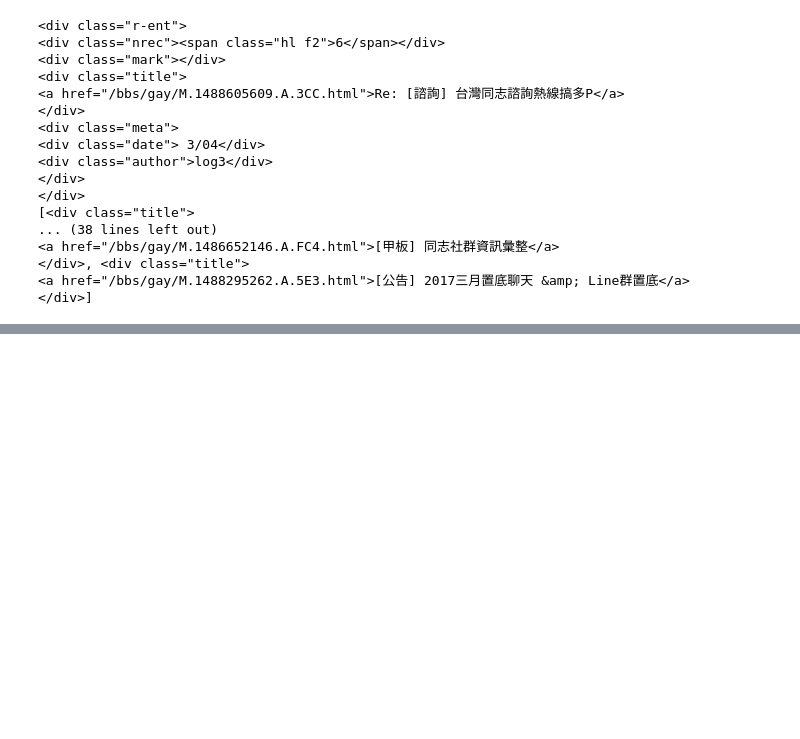
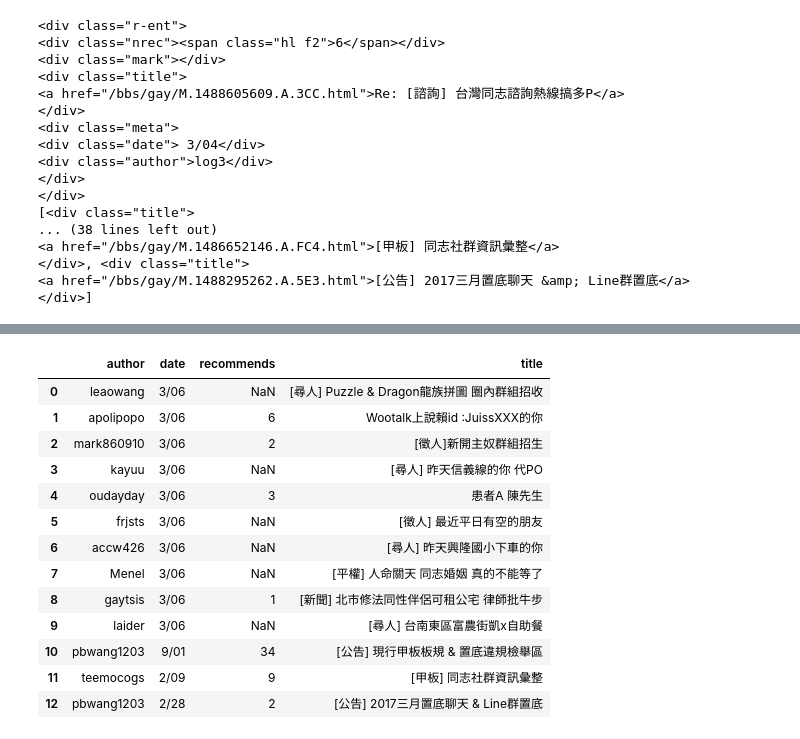
Before and after one commit to Toma-L/PythonProjects, a Jupyter notebook: RTOPY.ipynb, the cells around one changed output, grey strips where cells are left out. Drawn from its saved outputs; the diff is of its cells as text; code cells hidden in the pictures; blank space fills up the shorter version.

```diff
--- a/RTOPY.ipynb
+++ b/RTOPY.ipynb
@@ -1815,0 +1847,14 @@ print(soup.find_all("div", class_ = "title"))
+# %%
+import requests as rq
+from bs4 import BeautifulSoup
+
+url = "https://www.ptt.cc/bbs/gay/index.html"
+response = rq.get(url)
+html_doc = response.text
+soup = BeautifulSoup(response.text, "lxml")
+
+author_ids = [] # 建一個空 list
+posts = soup.find_all("div", class_= "r-ent")
+for post in posts:
+    author_ids.extend(post.find("div", class_ = "author"))
+print(author_ids)
@@ -1815,0 +1908,54 @@ print(soup.find_all("div", class_ = "title"))
+# %%
+import numpy as np
+import pandas as pd
+import requests as rq
+from bs4 import BeautifulSoup
+
+author_ids = []
+recommends = []
+post_titles = []
+post_dates = []
+
+posts = soup.find_all("div", class_ = "r-ent")
+for post in posts:
+    try:
+        author_ids.append(post.find("div", class_ = "author").string)
+    except:
+        author_ids.append(np.nan)
+    try:
+        post_titles.append(post.find("a").string)
+    except:
+        post_titles.append(np.nan)
+    try:
+        post_dates.append(post.find("div", class_ = "date").string)
+    except:
+        post_dates.append(np.nan)
+recommendations = soup.find_all("div", class_ = "nrec")
+for recommendation in recommendations:
+    try:
+        recommends.append(int(recommendation.find("span").string))
+    except:
+        recommends.append(np.nan)
+
+ptt_gay_dict = {"author": author_ids,
+                "recommends": recommends,
+                "title":post_titles,
+                "date": post_dates}
+
+ptt_gay_df = pd.DataFrame(ptt_gay_dict)
+ptt_gay_df
+# %% [output]
+|  | author | date | recommends | title |
+| 0 | leaowang | 3/06 | NaN | [尋人] Puzzle & Dragon龍族拼圖 圈內群組招收 |
+| 1 | apolipopo | 3/06 | 6 | Wootalk上說賴id :JuissXXX的你 |
+| 2 | mark860910 | 3/06 | 2 | [徵人]新開主奴群組招生 |
+| 3 | kayuu | 3/06 | NaN | [尋人] 昨天信義線的你 代PO |
+| 4 | oudayday | 3/06 | 3 | 患者A 陳先生 |
+| 5 | frjsts | 3/06 | NaN | [徵人] 最近平日有空的朋友 |
+| 6 | accw426 | 3/06 | NaN | [尋人] 昨天興隆國小下車的你 |
+| 7 | Menel | 3/06 | NaN | [平權] 人命關天 同志婚姻 真的不能等了 |
+| 8 | gaytsis | 3/06 | 1 | [新聞] 北市修法同性伴侶可租公宅 律師批牛步 |
+| 9 | laider | 3/06 | NaN | [尋人] 台南東區富農街凱x自助餐 |
+| 10 | pbwang1203 | 9/01 | 34 | [公告] 現行甲板板規 & 置底違規檢舉區 |
+| 11 | teemocogs | 2/09 | 9 | [甲板] 同志社群資訊彙整 |
+| 12 | pbwang1203 | 2/28 | 2 | [公告] 2017三月置底聊天 & Line群置底 |
```
Also changed, not shown: parts of 10 cells of this notebook.
